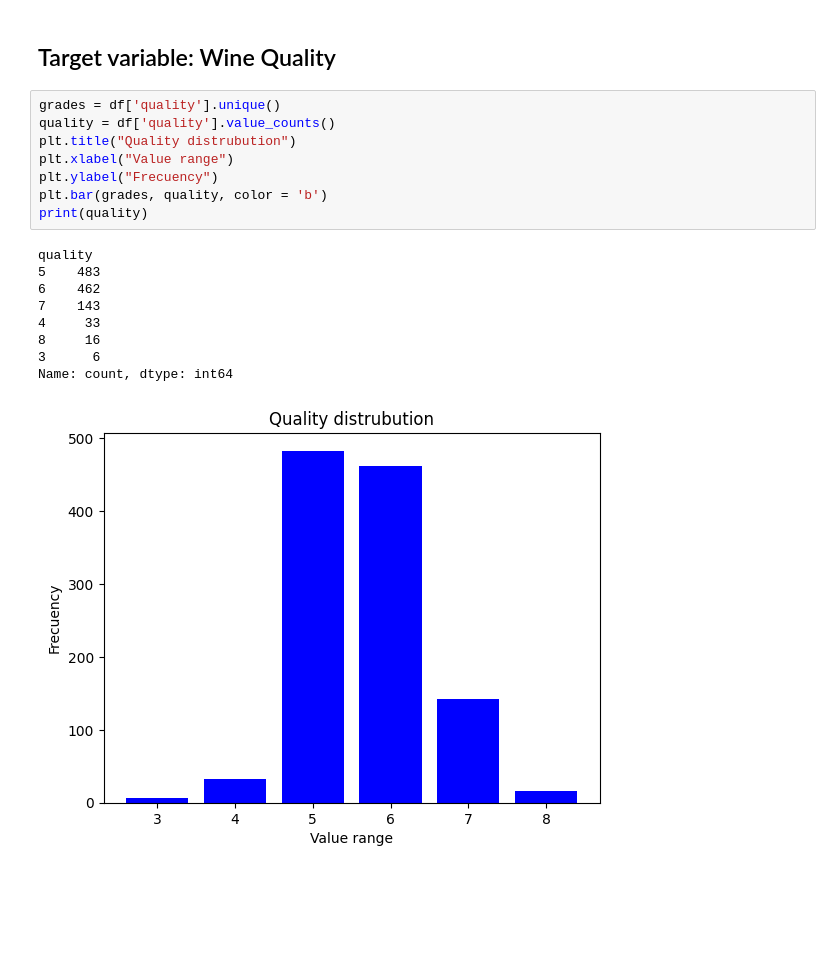
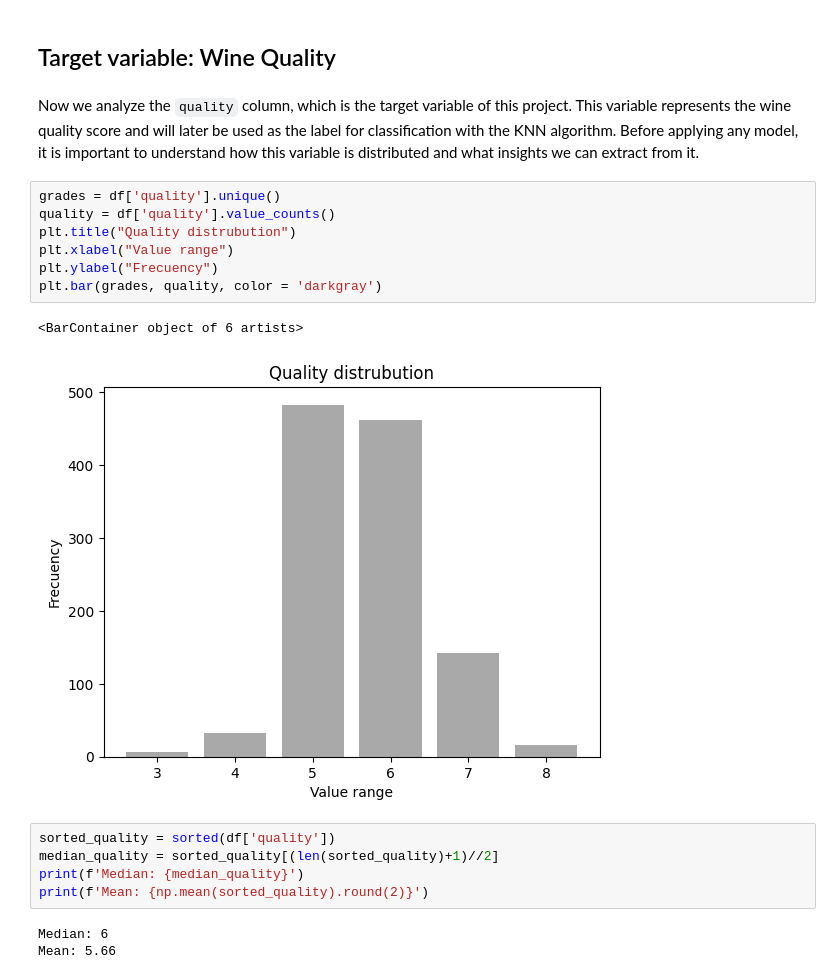
Before and after one commit to Leop-SR/Intrinsic-vs-Projected-Neighbors, a Jupyter notebook: notebooks/02_EDA_and_Scaling.ipynb, the cells around one changed output. Drawn from its saved outputs; the diff is of its cells as text; blank space fills up the shorter version.

```diff
--- a/notebooks/02_EDA_and_Scaling.ipynb
+++ b/notebooks/02_EDA_and_Scaling.ipynb
@@ -119,21 +119,26 @@ np.int64(125)
 A duplicate row check shows 125 duplicated observations. These rows correspond to wine samples that share identical physochemical measurements and quality scores. Given the nature of the dataset, such duplicates likely represent valid and independent samples rather than collection errors. Therefore, these observations were retained.
 # %% [markdown]
 ## Target variable: Wine Quality
+# %% [markdown]
+Now we analyze the `quality` column, which is the target variable of this project.
+This variable represents the wine quality score and will later be used as the label
+for classification with the KNN algorithm. Before applying any model, it is important
+to understand how this variable is distributed and what insights we can extract from it.
 # %%
 grades = df['quality'].unique()
 quality = df['quality'].value_counts()
 plt.title("Quality distrubution")
 plt.xlabel("Value range")
 plt.ylabel("Frecuency")
-plt.bar(grades, quality, color = 'b')
-print(quality)
+plt.bar(grades, quality, color = 'darkgray')
 # %% [output]
-quality
-5    483
-6    462
-7    143
-4     33
-8     16
-3      6
-Name: count, dtype: int64
+<BarContainer object of 6 artists>
-[figure, old version]
+[figure, new version]
+# %%
+sorted_quality = sorted(df['quality'])
+median_quality = sorted_quality[(len(sorted_quality)+1)//2]
+print(f'Median: {median_quality}')
+print(f'Mean: {np.mean(sorted_quality).round(2)}')
+# %% [output]
+Median: 6
+Mean: 5.66
```
Also changed, not shown: parts of 19 cells of this notebook.
